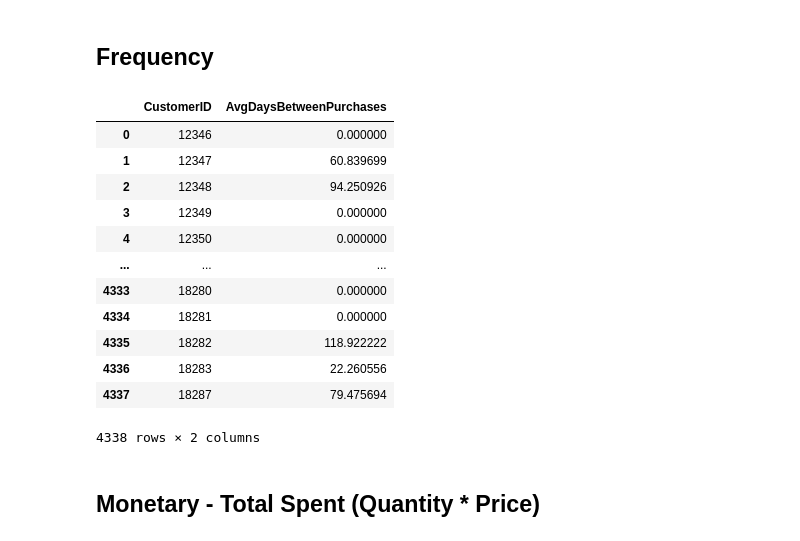
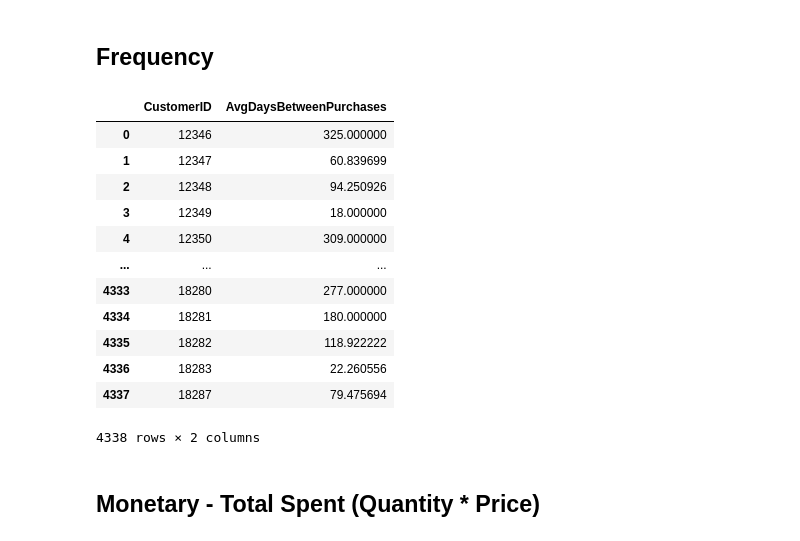
Before and after one commit to Jvsierra/customer-segmentation, a Jupyter notebook: experiments/Rule-Based Model.ipynb, the cells around one changed output. Saved outputs shown, nothing was run; the diff lists cells and outputs as text; code cells hidden in the pictures.

```diff
--- a/experiments/Rule-Based Model.ipynb
+++ b/experiments/Rule-Based Model.ipynb
@@ -245,43 +245,43 @@ display(df_recency)
 # %%
 purchase_dates = (
     df[['CustomerID', 'InvoiceNo', 'InvoiceDate']]
     .drop_duplicates(subset=['CustomerID', 'InvoiceNo'])
     .sort_values(['CustomerID', 'InvoiceDate'])
     .copy()
 )
 
 purchase_dates['DaysBetweenPurchases'] = (
     purchase_dates.groupby('CustomerID')['InvoiceDate']
     .diff()
     .dt.total_seconds()
     .div(24 * 60 * 60)
 )
 
 df_frequency = (
     purchase_dates.groupby('CustomerID', as_index=False)['DaysBetweenPurchases']
     .mean()
     .rename(columns={'DaysBetweenPurchases': 'AvgDaysBetweenPurchases'})
 )
 
+df_frequency['AvgDaysBetweenPurchases'] = df_frequency['AvgDaysBetweenPurchases'].fillna(
+    df_frequency['CustomerID'].map(df_recency.set_index('CustomerID')['Recency'])
+)
+
 df_frequency['CustomerID'] = (
     df_frequency['CustomerID'].astype(int)
 )
 
-df_frequency['AvgDaysBetweenPurchases'] = (
-    df_frequency['AvgDaysBetweenPurchases'].fillna(0)
-)
-
 display(df_frequency)
 # %% [output]
 |  | CustomerID | AvgDaysBetweenPurchases |
-| 0 | 12346 | 0.000000 |
+| 0 | 12346 | 325.000000 |
 | 1 | 12347 | 60.839699 |
 | 2 | 12348 | 94.250926 |
-| 3 | 12349 | 0.000000 |
-| 4 | 12350 | 0.000000 |
+| 3 | 12349 | 18.000000 |
+| 4 | 12350 | 309.000000 |
 | ... | ... | ... |
-| 4333 | 18280 | 0.000000 |
-| 4334 | 18281 | 0.000000 |
+| 4333 | 18280 | 277.000000 |
+| 4334 | 18281 | 180.000000 |
 | 4335 | 18282 | 118.922222 |
 | 4336 | 18283 | 22.260556 |
 | 4337 | 18287 | 79.475694 |
```
Also changed, not shown: parts of 6 cells of this notebook.
